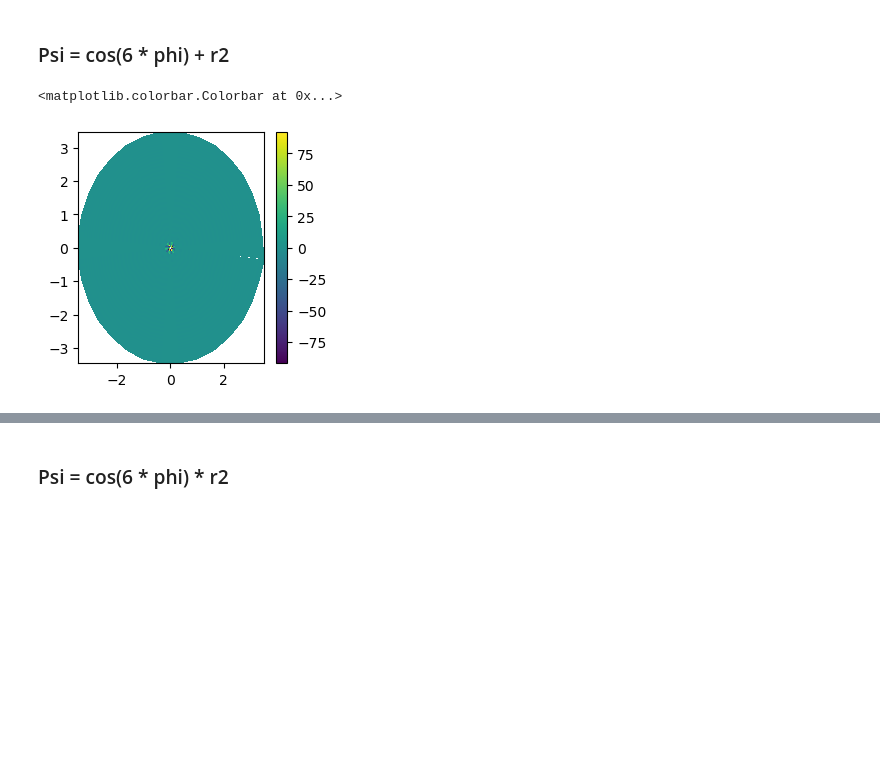
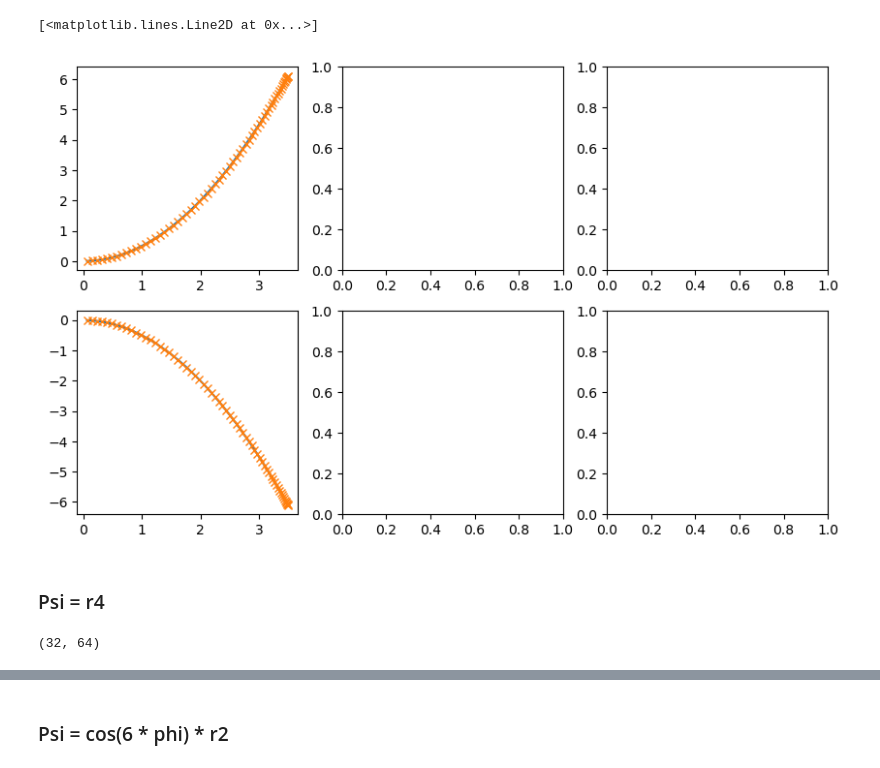
Before and after one commit to linyao1999/JupiterVortex, a Jupyter notebook: debug.ipynb, the cells around one changed output, grey strips where cells are left out. Saved outputs shown, nothing was run; the diff lists cells and outputs as text; code cells hidden in the pictures; blank space fills up the shorter version.

```diff
--- a/debug.ipynb
+++ b/debug.ipynb
@@ -4,0 +80,10 @@ import matplotlib.pyplot as plt
+# %%
+fig, ax = plt.subplots(2,3, figsize=(10,6))
+ax[0,0].plot(r, Psi1, label='Psi1')
+ax[0,0].plot(r, 0.5 * r * r, 'x', label='True')
+ax[0,0].title(r
+ax[1,0].plot(r, Psi2, label='Psi1')
+ax[1,0].plot(r, -0.5 * r * r, 'x', label='True')
+# %% [output]
+[<matplotlib.lines.Line2D at 0x...>]
+[figure, added]
@@ -5,5 +94,5 @@ import matplotlib.pyplot as plt
 # %% [markdown]
-### Psi = cos(6 * phi) + r2
+### Psi = r4
 # %%
 with h5py.File('debug.h5', 'r') as f:
     Psi1 = f["tasks/Psi1"][:]
@@ -16,22 +105,7 @@ with h5py.File('debug.h5', 'r') as f:
     phi  = f["tasks/phi"][:]
     x    = f["tasks/x"][:]
     y  = f["tasks/y"][:]
-# %%
-fig, ax = plt.subplots(1,1, figsize=(3,3))
-# im = ax.pcolormesh(x, y, Psi1- np.cos(6 * phi) - (r**2))
-im = ax.pcolormesh(x[:,:], y[:,:], gradPsi1[0,:,:] + 6 * np.sin(6 * phi)/r[0,:])
-# im = ax.pcolormesh(x, y, gradPsi1[1,:,:] - (np.cos(6 * phi)*r))
-# im = ax.pcolormesh(x, y, skewgradPsi1[0,:,:] - np.cos(6 * phi)*r)
-# im = ax.pcolormesh(x, y, skewgradPsi1[1,:,:] - 3 * np.sin(6 * phi)*r)
-# truth = -2 * np.sin(6*phi) - 18 * np.cos(6 * phi) * (r * 0 + 1)
-# im = ax.pcolormesh(x[:,3:-3], y[:,3:-3], lapPsi1[:,3:-3] - truth[:,3:-3])
-
-# n = np.argmax(np.abs(lapPsi1[:,3:-3] - truth[:,3:-3]))
-# x_max = x[:,3:-3].flatten()[n]
-# y_max = y[:,3:-3].flatten()[n]
-# ax.scatter(x_max, y_max, color='red', marker='x', s=60)
-
-plt.colorbar(im)
-# %% [output]
-<matplotlib.colorbar.Colorbar at 0x...>
-[figure, removed]
+# %%
+Psi1.shape
+# %% [output]
+(32, 64)
```
Also changed, not shown: parts of 6 cells of this notebook, 24 other files.
